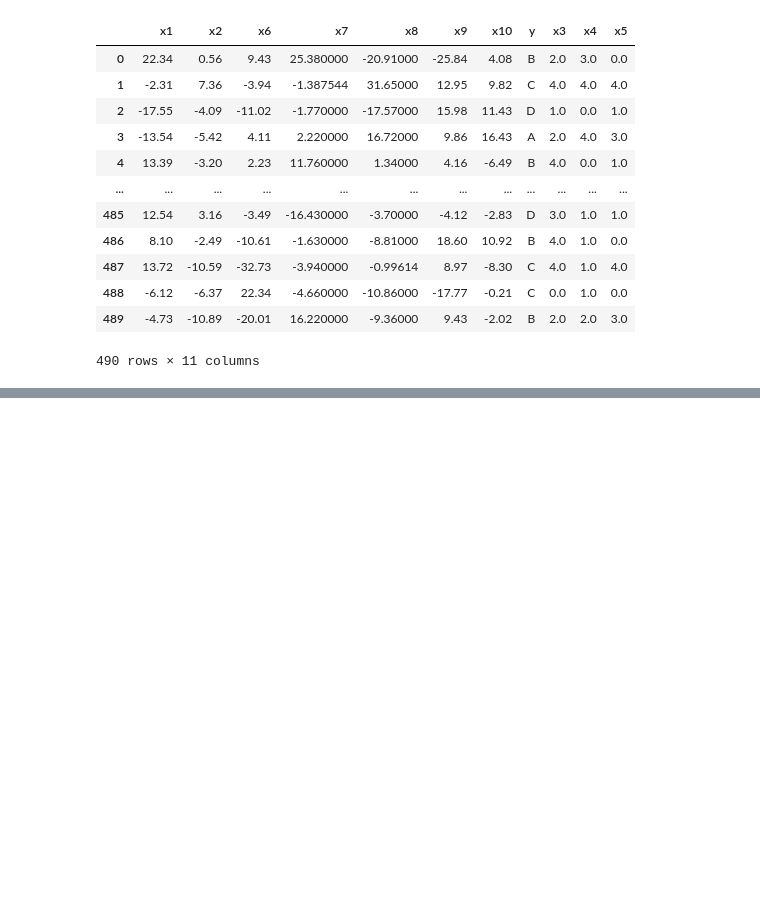
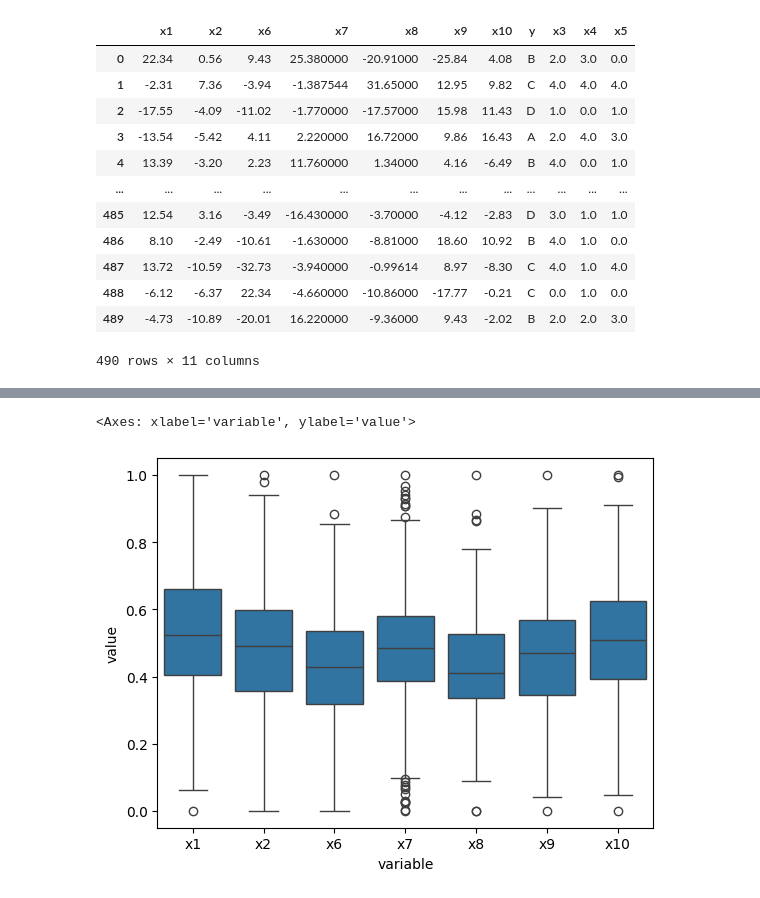
Before and after one commit to worachote1/CE-DataAnalytics, a Jupyter notebook: ex_1_classification/ex_1_classification.ipynb, the cells around one changed output, grey strips where cells are left out. Saved outputs shown, nothing was run; the diff lists cells and outputs as text; code cells hidden in the pictures; blank space fills up the shorter version.

```diff
--- a/ex_1_classification/ex_1_classification.ipynb
+++ b/ex_1_classification/ex_1_classification.ipynb
@@ -96,0 +108,11 @@ ex1_class_train_df
+# %%
+# normalize numerical features
+
+# create a MinMaxScaler object
+scaler = MinMaxScaler()
+normalized_data = scaler.fit_transform(ex1_class_train_df.loc[:, target_num_features])
+norm_ex1_class_train_df = pd.DataFrame(normalized_data, columns=target_num_features)
+for cur_num_feature in target_num_features:
+    ex1_class_train_df[cur_num_feature] = norm_ex1_class_train_df[cur_num_feature]
+
+ex1_class_train_df
@@ -96,0 +133,13 @@ ex1_class_train_df
+# %%
+# plot after normalize
+
+target_num_features = ['x1', 'x2', 'x6', 'x7', 'x8', 'x9', 'x10']
+
+# Melt the DataFrame to long format
+df_melted = ex1_class_train_df[target_num_features].melt()
+
+# Create the grouped boxplot
+sns.boxplot(x='variable', y='value', data=df_melted)
+# %% [output]
+<Axes: xlabel='variable', ylabel='value'>
+[figure, added]
```
Also changed, not shown: parts of 7 cells of this notebook.
